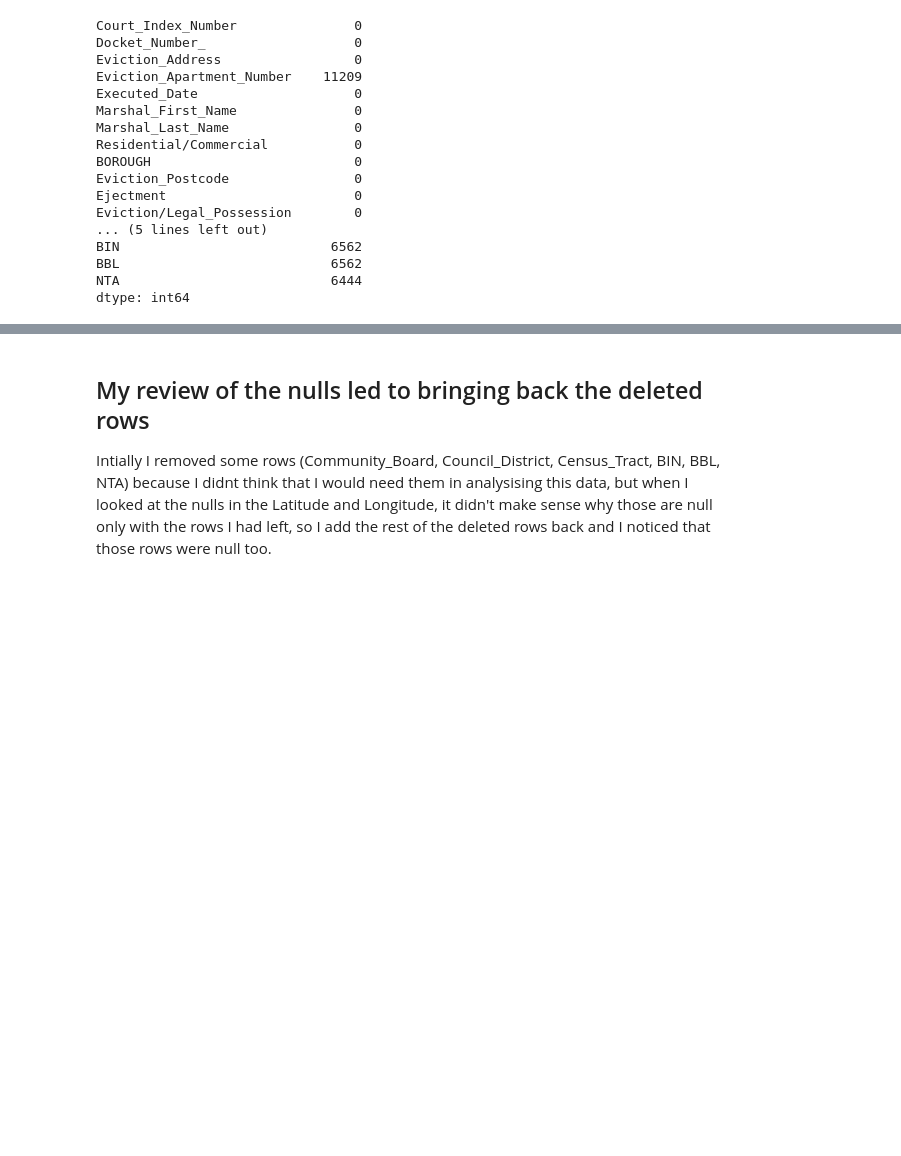
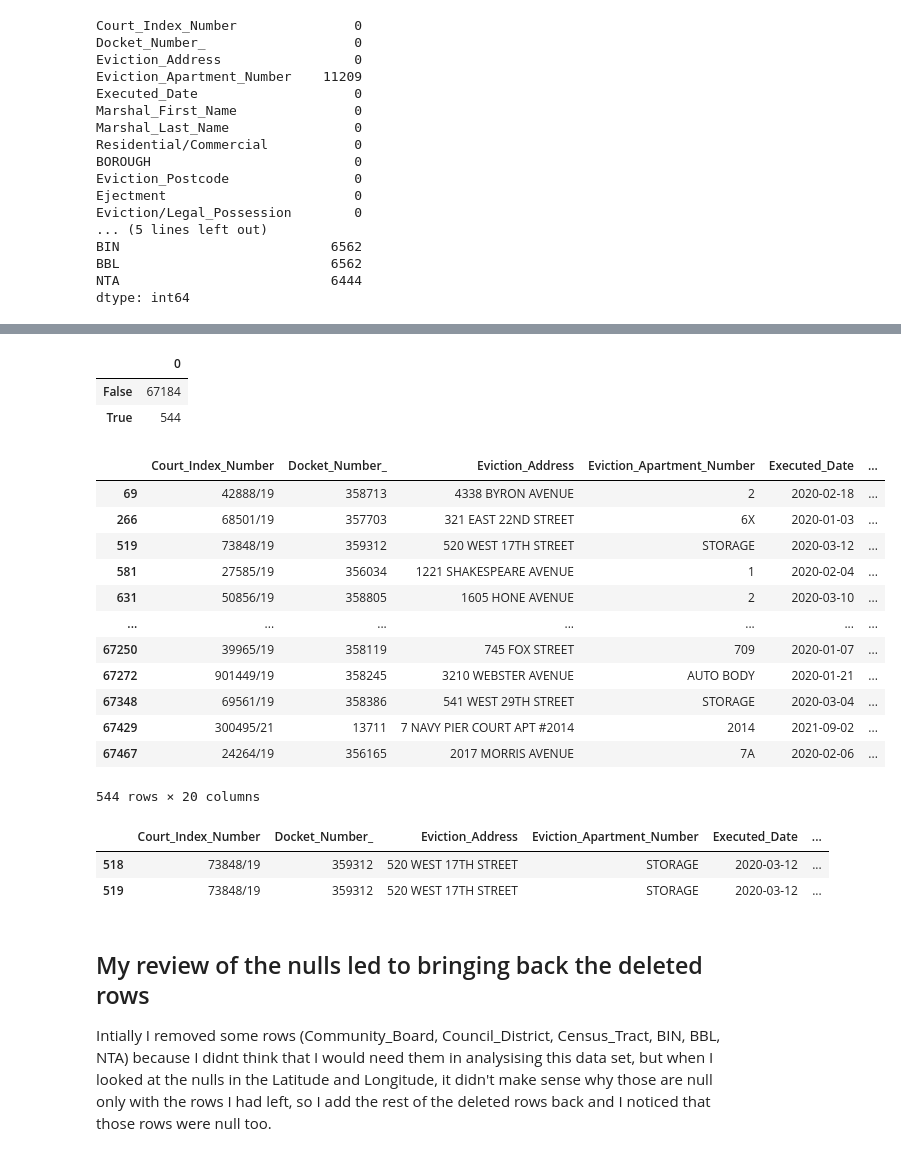
Before and after one commit to mmsouza114/Project01-Evictions, a Jupyter notebook: Exploring-dataset-cleaning .ipynb, the cells around one changed output, grey strips where cells are left out. Drawn from its saved outputs; the diff is of its cells as text; code cells hidden in the pictures; blank space fills up the shorter version.

Commit message:
found duplicate rows in dataset

```diff
--- a/Exploring-dataset-cleaning .ipynb
+++ b/Exploring-dataset-cleaning .ipynb
@@ -144,4 +169,35 @@ dtype: int64
+# %%
+#this will give me the number of duplicates of rows with the same data all the way across the columns
+#I wrapped the evictions_df_subset.duplicated().value_counts() in pd.D
+pd.DataFrame(evictions_df_subset.duplicated().value_counts())
+# %% [output]
+|  | 0 |
+| False | 67184 |
+| True | 544 |
+# %%
+#pd.set_option("display.max_rows", None)
+evictions_df_subset[evictions_df_subset.duplicated()]
+# %% [output]
+|  | Court_Index_Number | Docket_Number_ | Eviction_Address | Eviction_Apartment_Number | Executed_Date | ... |
+| 69 | 42888/19 | 358713 | 4338 BYRON AVENUE | 2 | 2020-02-18 | ... |
+| 266 | 68501/19 | 357703 | 321 EAST 22ND STREET | 6X | 2020-01-03 | ... |
+| 519 | 73848/19 | 359312 | 520 WEST 17TH STREET | STORAGE | 2020-03-12 | ... |
+| 581 | 27585/19 | 356034 | 1221 SHAKESPEARE AVENUE | 1 | 2020-02-04 | ... |
+| 631 | 50856/19 | 358805 | 1605 HONE AVENUE | 2 | 2020-03-10 | ... |
+| ... | ... | ... | ... | ... | ... | ... |
+| 67250 | 39965/19 | 358119 | 745 FOX STREET | 709 | 2020-01-07 | ... |
+| 67272 | 901449/19 | 358245 | 3210 WEBSTER AVENUE | AUTO BODY | 2020-01-21 | ... |
+| 67348 | 69561/19 | 358386 | 541 WEST 29TH STREET | STORAGE | 2020-03-04 | ... |
+| 67429 | 300495/21 | 13711 | 7 NAVY PIER COURT APT #2014 | 2014 | 2021-09-02 | ... |
+| 67467 | 24264/19 | 356165 | 2017 MORRIS AVENUE | 7A | 2020-02-06 | ... |
+544 rows × 20 columns
+# %%
+evictions_df_subset.loc[(evictions_df_subset['Docket_Number_']== 359312)]
+# %% [output]
+|  | Court_Index_Number | Docket_Number_ | Eviction_Address | Eviction_Apartment_Number | Executed_Date | ... |
+| 518 | 73848/19 | 359312 | 520 WEST 17TH STREET | STORAGE | 2020-03-12 | ... |
+| 519 | 73848/19 | 359312 | 520 WEST 17TH STREET | STORAGE | 2020-03-12 | ... |
 # %% [markdown]
 ## My review of the nulls led to bringing back the deleted rows
 
-Intially I removed some rows (Community_Board, Council_District, Census_Tract, BIN, BBL, NTA) because I didnt think that I would need them in analysising this data, but when I looked at the nulls in the Latitude and 	Longitude, it didn't make sense why those are null only with the rows I had left, so I add the rest of the deleted rows back and I noticed that those rows were null too.
+Intially I removed some rows (Community_Board, Council_District, Census_Tract, BIN, BBL, NTA) because I didnt think that I would need them in analysising this data set, but when I looked at the nulls in the Latitude and 	Longitude, it didn't make sense why those are null only with the rows I had left, so I add the rest of the deleted rows back and I noticed that those rows were null too.
```
Also changed, not shown: parts of 13 cells of this notebook.
